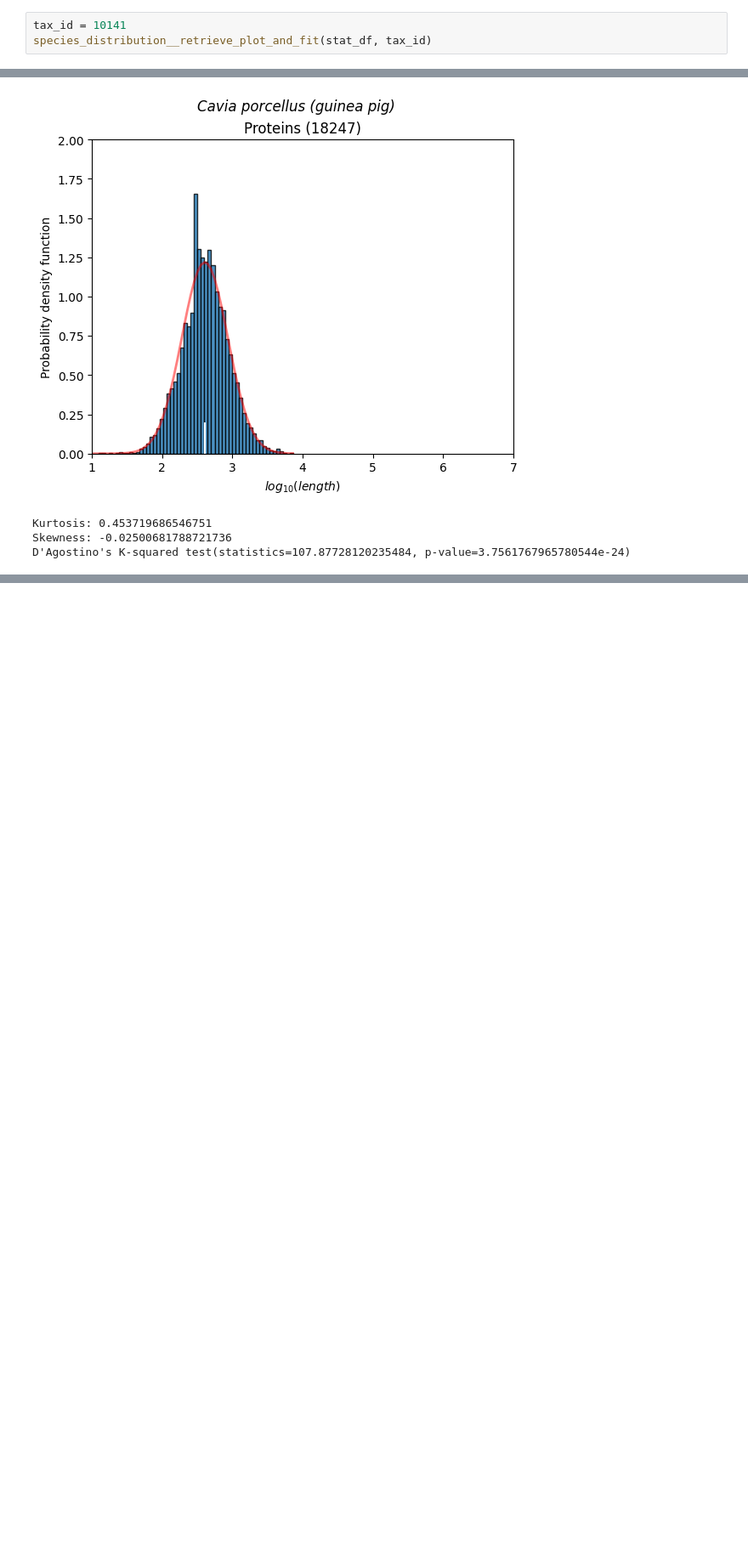
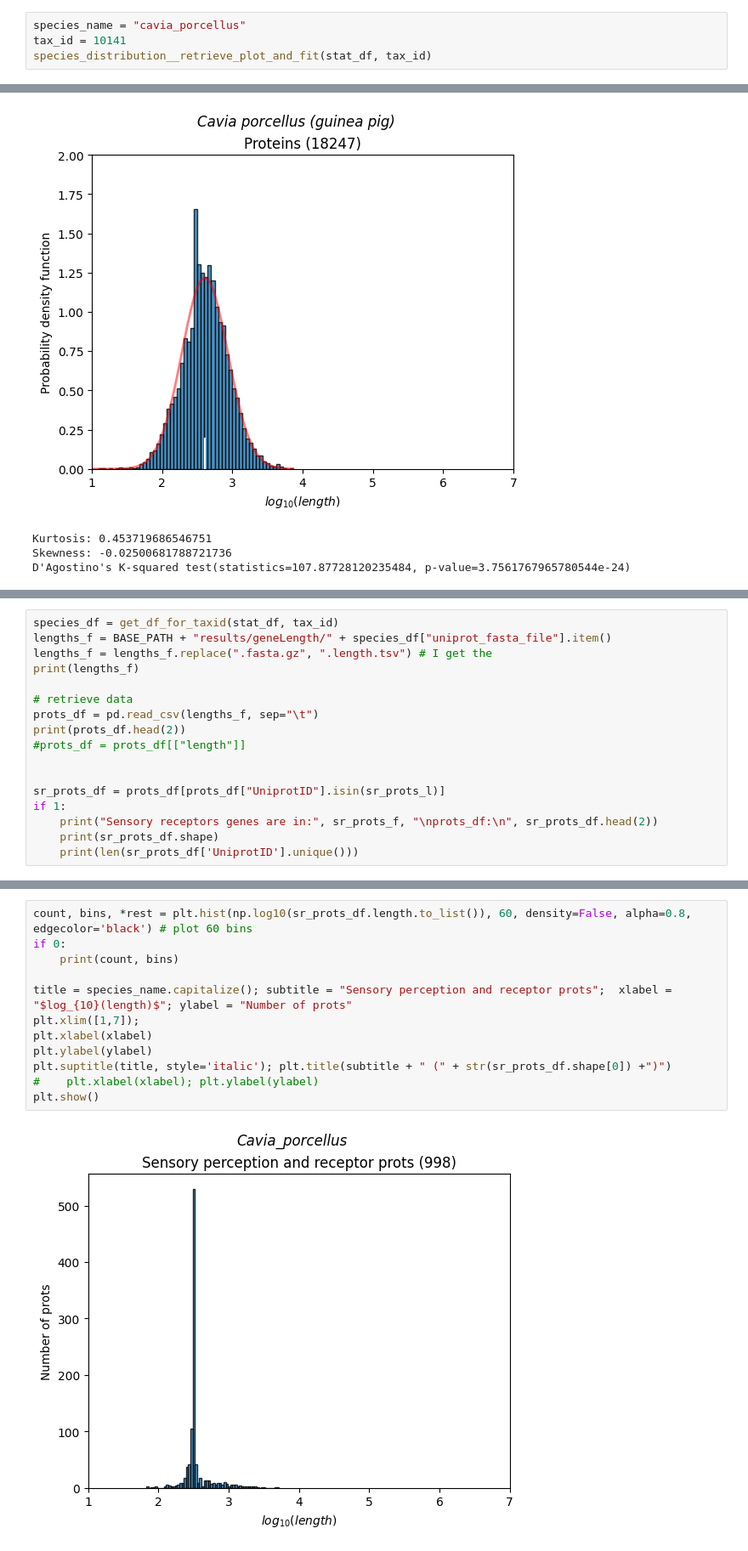
Before and after one commit to emuro/EM_probando, a Jupyter notebook: working_on/analysis/receptors_peak__dist_logL/peak_proteins_lognormDist.ipynb, the cells around one changed output, grey strips where cells are left out. Shown at 85% size. Drawn from its saved outputs; the diff is of its cells as text; blank space fills up the shorter version.

Commit message:
peak prot

```diff
--- a/working_on/analysis/receptors_peak__dist_logL/peak_proteins_lognormDist.ipynb
+++ b/working_on/analysis/receptors_peak__dist_logL/peak_proteins_lognormDist.ipynb
@@ -136,6 +165,7 @@ def species_distribution__retrieve_plot_and_fit(stat_df, tax_id):
 # %% [markdown]
 ### _Cavia porcellus_ (tax\_id = 10141)
 # %%
+species_name = "cavia_porcellus"
 tax_id = 10141
 species_distribution__retrieve_plot_and_fit(stat_df, tax_id)
 # %% [output]
@@ -169,0 +215,17 @@ KeyError: 'UniProtKB/TrEMBL ID'
+# %%
+species_df = get_df_for_taxid(stat_df, tax_id)
+lengths_f = BASE_PATH + "results/geneLength/" + species_df["uniprot_fasta_file"].item()
+lengths_f = lengths_f.replace(".fasta.gz", ".length.tsv") # I get the
+print(lengths_f)
+
+# retrieve data
+prots_df = pd.read_csv(lengths_f, sep="\t")
+print(prots_df.head(2))
+#prots_df = prots_df[["length"]]
+
+
+sr_prots_df = prots_df[prots_df["UniprotID"].isin(sr_prots_l)]
+if 1:
+    print("Sensory receptors genes are in:", sr_prots_f, "\nprots_df:\n", sr_prots_df.head(2))
+    print(sr_prots_df.shape)
+    print(len(sr_prots_df['UniprotID'].unique()))
@@ -169,0 +252,14 @@ KeyError: 'UniProtKB/TrEMBL ID'
+# %%
+count, bins, *rest = plt.hist(np.log10(sr_prots_df.length.to_list()), 60, density=False, alpha=0.8, edgecolor='black') # plot 60 bins
+if 0:
+    print(count, bins)
+
+title = species_name.capitalize(); subtitle = "Sensory perception and receptor prots";  xlabel = "$log_{10}(length)$"; ylabel = "Number of prots"
+plt.xlim([1,7]);
+plt.xlabel(xlabel)
+plt.ylabel(ylabel)
+plt.suptitle(title, style='italic'); plt.title(subtitle + " (" + str(sr_prots_df.shape[0]) +")")
+#    plt.xlabel(xlabel); plt.ylabel(ylabel)
+plt.show()
+# %% [output]
+[figure, added]
```
Also changed, not shown: parts of 6 cells of this notebook, 1 other file.
